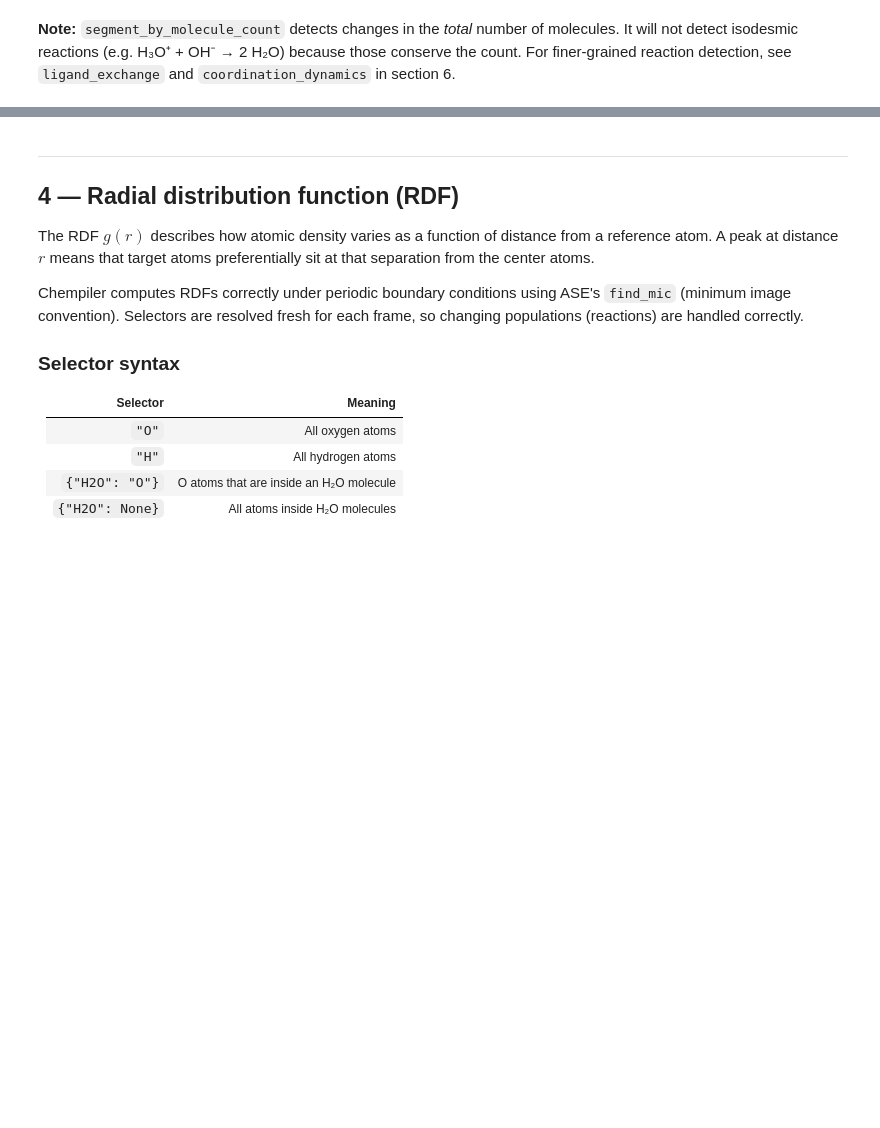
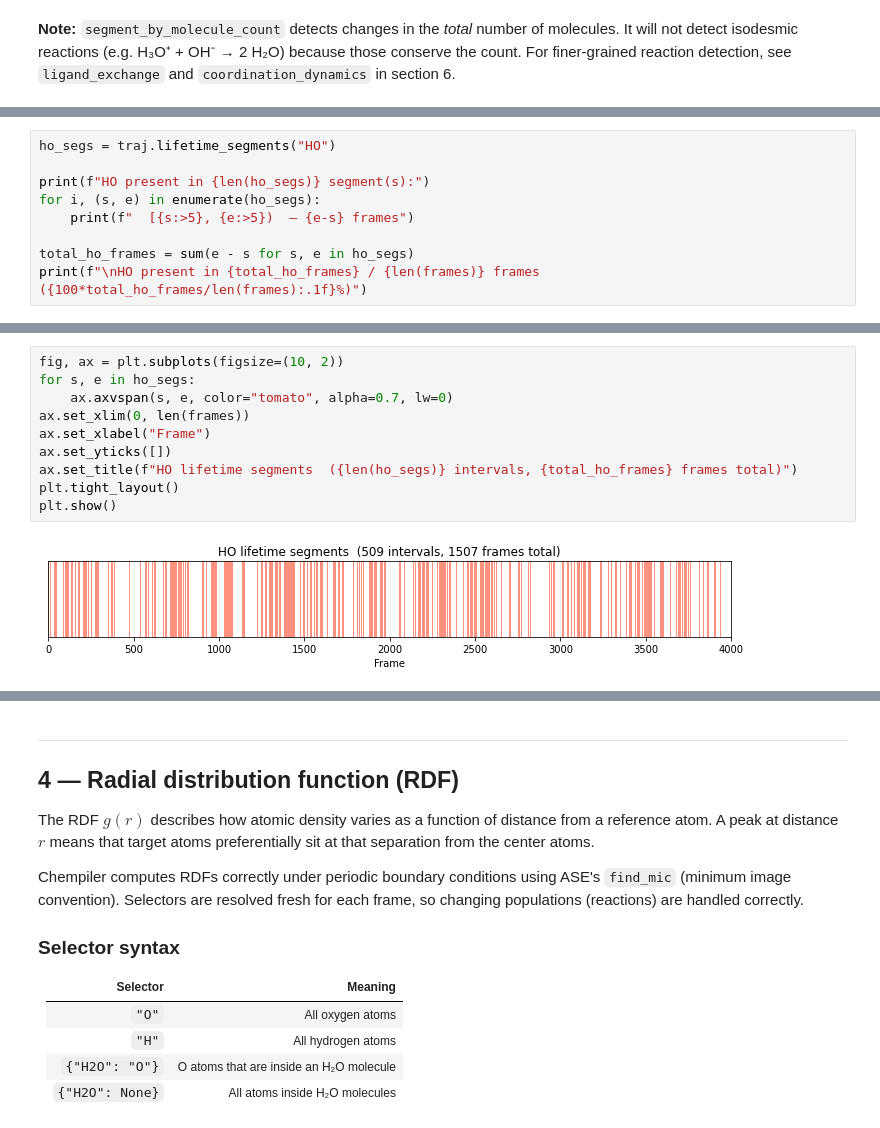
Before and after one commit to viktorsvahn/chempiler, a Jupyter notebook: chempiler_demo.ipynb, the cells around one changed output, grey strips where cells are left out. Drawn from its saved outputs; the diff is of its cells as text; blank space fills up the shorter version.

```diff
--- a/chempiler_demo.ipynb
+++ b/chempiler_demo.ipynb
@@ -227,0 +234,9 @@ the count. For finer-grained reaction detection, see `ligand_exchange` and `coor
+# %%
+ho_segs = traj.lifetime_segments("HO")
+
+print(f"HO present in {len(ho_segs)} segment(s):")
+for i, (s, e) in enumerate(ho_segs):
+    print(f"  [{s:>5}, {e:>5})  — {e-s} frames")
+
+total_ho_frames = sum(e - s for s, e in ho_segs)
+print(f"\nHO present in {total_ho_frames} / {len(frames)} frames ({100*total_ho_frames/len(frames):.1f}%)")
@@ -227,0 +261,12 @@ the count. For finer-grained reaction detection, see `ligand_exchange` and `coor
+# %%
+fig, ax = plt.subplots(figsize=(10, 2))
+for s, e in ho_segs:
+    ax.axvspan(s, e, color="tomato", alpha=0.7, lw=0)
+ax.set_xlim(0, len(frames))
+ax.set_xlabel("Frame")
+ax.set_yticks([])
+ax.set_title(f"HO lifetime segments  ({len(ho_segs)} intervals, {total_ho_frames} frames total)")
+plt.tight_layout()
+plt.show()
+# %% [output]
+[figure, added]
```
Also changed, not shown: parts of 6 cells of this notebook.
